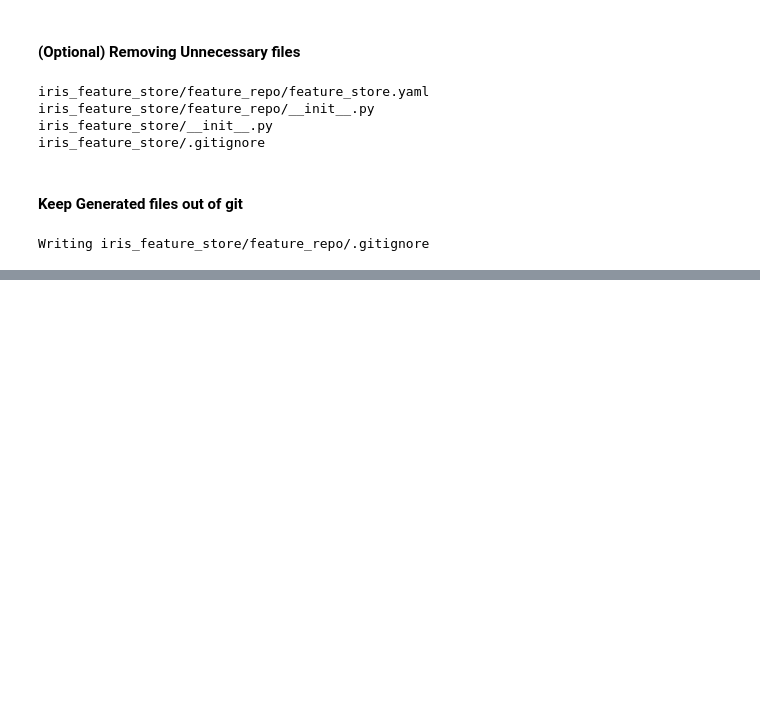
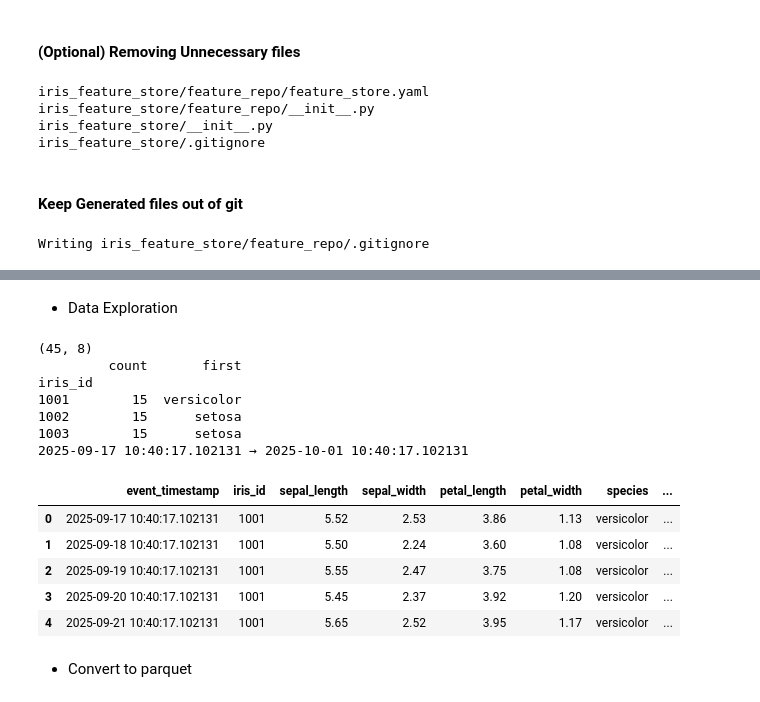
Before and after one commit to Draiken7/21f2000602_MLOPS_WEEKLY_ASSIGNMENT, a Jupyter notebook: week3_feast_iris.ipynb, the cells around one changed output, grey strips where cells are left out. Drawn from its saved outputs; the diff is of its cells as text; code cells hidden in the pictures; blank space fills up the shorter version.

Commit message:
Task 2: DVC-import IRIS dataset; define iris entity, file source and feature view

```diff
--- a/week3_feast_iris.ipynb
+++ b/week3_feast_iris.ipynb
@@ -111,0 +127,28 @@ Writing iris_feature_store/feature_repo/.gitignore
+# %% [markdown]
+- Data Exploration
+# %%
+import pandas as pd
+
+csv_path = "iris_feature_store/feature_repo/data/iris_data_adapted_for_feast.csv"
+raw = pd.read_csv(csv_path, parse_dates=["event_timestamp", "created_timestamp"])
+
+print(raw.shape)                                     # rows, columns
+print(raw.groupby("iris_id")["species"].agg(["count", "first"]))   # rows + species per plant
+print(raw["event_timestamp"].min(), "→", raw["event_timestamp"].max())
+raw.head()
+# %% [output]
+(45, 8)
+         count       first
+iris_id
+1001        15  versicolor
+1002        15      setosa
+1003        15      setosa
+2025-09-17 10:40:17.102131 → 2025-10-01 10:40:17.102131
+|  | event_timestamp | iris_id | sepal_length | sepal_width | petal_length | petal_width | species | ... |
+| 0 | 2025-09-17 10:40:17.102131 | 1001 | 5.52 | 2.53 | 3.86 | 1.13 | versicolor | ... |
+| 1 | 2025-09-18 10:40:17.102131 | 1001 | 5.50 | 2.24 | 3.60 | 1.08 | versicolor | ... |
+| 2 | 2025-09-19 10:40:17.102131 | 1001 | 5.55 | 2.47 | 3.75 | 1.08 | versicolor | ... |
+| 3 | 2025-09-20 10:40:17.102131 | 1001 | 5.45 | 2.37 | 3.92 | 1.20 | versicolor | ... |
+| 4 | 2025-09-21 10:40:17.102131 | 1001 | 5.65 | 2.52 | 3.95 | 1.17 | versicolor | ... |
+# %% [markdown]
+- Convert to parquet
```
Also changed, not shown: parts of 5 cells of this notebook, 3 other files.
